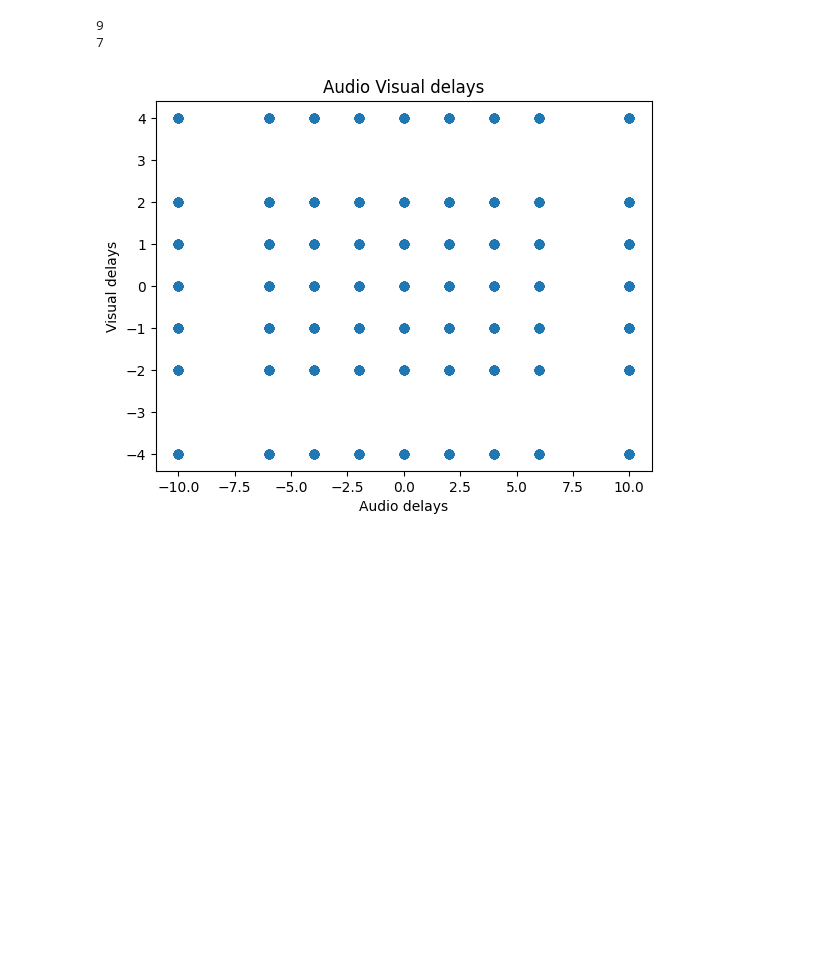
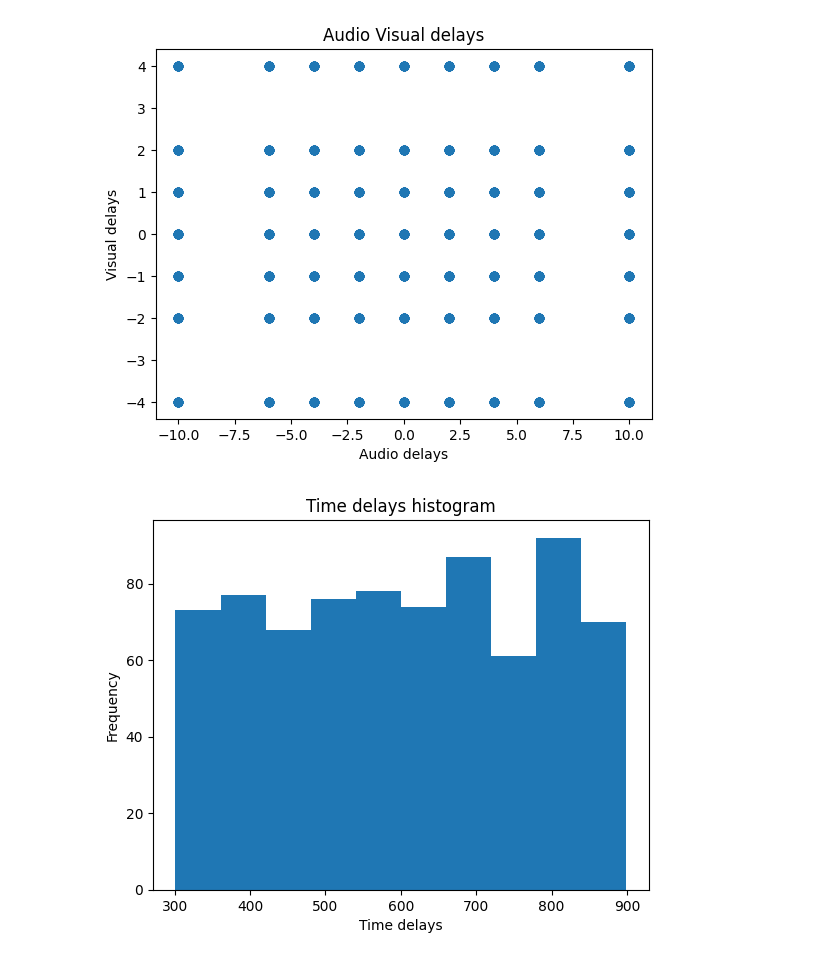
Before and after one commit to omeryildiran/av-v-fle, a Jupyter notebook: create_conditions_time_delay.ipynb, the cells around one changed output. Drawn from its saved outputs; the diff is of its cells as text; code cells hidden in the pictures; blank space fills up the shorter version.

Commit message:
temporal conditions generator

```diff
--- a/create_conditions_time_delay.ipynb
+++ b/create_conditions_time_delay.ipynb
@@ -5,10 +5,7 @@ import random
 import math
 # %%
 time_delays=[]
-negativeDelay=-99
-positiveDelay=99
-steps=(positiveDelay-negativeDelay)/10
-np.arange(-100,100,steps)
+trialPerCondition=12
 
 audio_delays=[-165,-99,-66,-33,0,33,66,99,165]
 visual_delays=[-50,-33,-16,0,16,33,50]
@@ -18,17 +15,13 @@ visual_delays=[-4,-2,-1,0,1,2,4]
 
 lenAudio=len(audio_delays)
 
-
-print(len(audio_delays))
-print(len(visual_delays))
-
 # create all possible combinations of audio and visual delays
 audio_visual_delays=[]
 for i in range(len(audio_delays)):
     for j in range(len(visual_delays)):
         audio_visual_delays.append((audio_delays[i],visual_delays[j]))
 
-audio_visual_delays=np.tile(audio_visual_delays,12)
+audio_visual_delays=np.tile(audio_visual_delays,trialPerCondition)
 
 # create a matrix of audio_visual_delays
 audio_visual_delays=np.array(audio_visual_delays)
@@ -39,8 +32,7 @@ audio_visual_delays=audio_visual_delays.reshape(dims,2)
 
 # shuffle the matrix but keep the audio and visual delays together
 np.random.shuffle(audio_visual_delays)
-
-
+trialNum=len(audio_visual_delays)
 # plot the audio visual delays
 plt.figure()
 plt.plot(audio_visual_delays[:,0],audio_visual_delays[:,1],'o')
@@ -49,9 +41,21 @@ plt.ylabel('Visual delays')
 plt.title('Audio Visual delays')
 plt.show()
 # %% [output]
-9
-7
 [figure]
+# %%
+# Not the aim is to create a uniform random array of time delays between 300 and 900 ms
+onsetFlashTimes=[]
+onsetFlashTimes=np.random.uniform(300,900,trialNum)
+minTime=min(onsetFlashTimes)
+maxTime=max(onsetFlashTimes)
+plt.figure()
+plt.hist(onsetFlashTimes,bins=10)
+plt.xlabel('Time delays')
+plt.ylabel('Frequency')
+plt.title('Time delays histogram')
+plt.show()
+# %% [output]
+[figure, added]
 # %%
 
 
```
Also changed, not shown: 2 other files.
